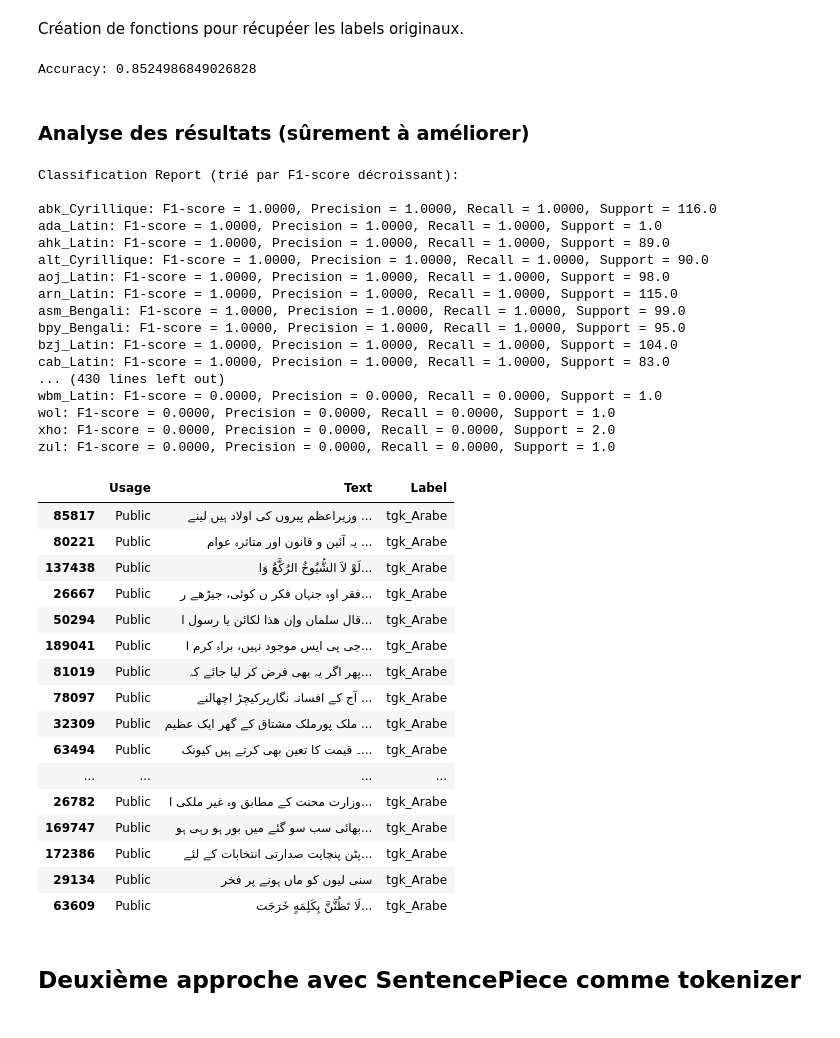
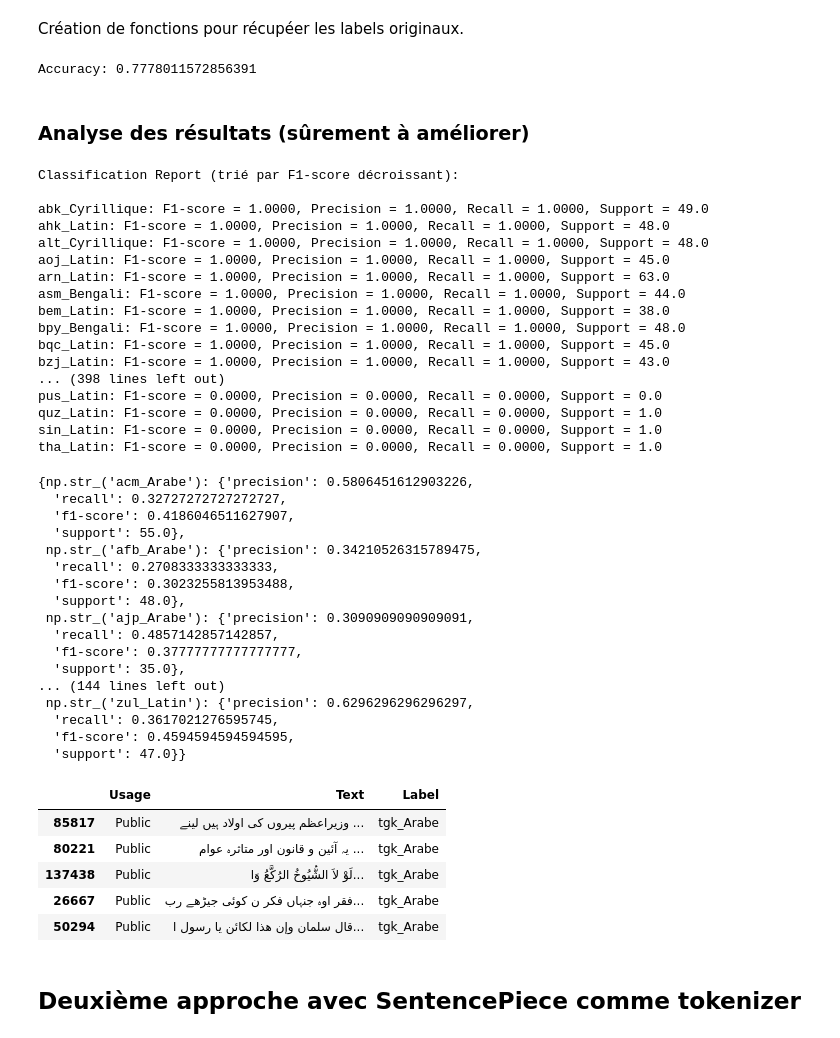
Before and after one commit to paullebolloch/kaggle_nlp, a Jupyter notebook: version_hippo.ipynb, the cells around one changed output. Drawn from its saved outputs; the diff is of its cells as text; code cells hidden in the pictures.

```diff
--- a/version_hippo.ipynb
+++ b/version_hippo.ipynb
@@ -4,8 +4,8 @@
 import csv
 import pandas as pd
 
-file_path_train = "./data/train_submission.csv"
-file_path_test = "./data/test_without_labels.csv"
+file_path_train = "../data/train_submission_1.csv"
+file_path_test = "../data/test_without_labels_1.csv"
 
 data_train = pd.read_csv(file_path_train)
 # %% [markdown]
@@ -63,0 +70,4 @@ dataset_sorted_by_number_instances_by_language
+# %%
+#Underrepresented languages
+df = dataset_sorted_by_number_instances_by_language
+len(df[df['Text']<50])
@@ -344,7 +369,7 @@ val_predict = restore_labels(labels_predict)
 final_accuracy = accuracy_score(val_predict, final_pred)
 print("Accuracy:", final_accuracy)
 # %% [output]
-Accuracy: 0.8524986849026828
+Accuracy: 0.7778011572856391
 # %% [markdown]
 ### Analyse des résultats (sûrement à améliorer)
 # %%
@@ -372,43 +397,54 @@ for label, metrics in sorted_report:
 # %% [output]
 Classification Report (trié par F1-score décroissant):
 
-abk_Cyrillique: F1-score = 1.0000, Precision = 1.0000, Recall = 1.0000, Support = 116.0
-ada_Latin: F1-score = 1.0000, Precision = 1.0000, Recall = 1.0000, Support = 1.0
-ahk_Latin: F1-score = 1.0000, Precision = 1.0000, Recall = 1.0000, Support = 89.0
-alt_Cyrillique: F1-score = 1.0000, Precision = 1.0000, Recall = 1.0000, Support = 90.0
-aoj_Latin: F1-score = 1.0000, Precision = 1.0000, Recall = 1.0000, Support = 98.0
-arn_Latin: F1-score = 1.0000, Precision = 1.0000, Recall = 1.0000, Support = 115.0
-asm_Bengali: F1-score = 1.0000, Precision = 1.0000, Recall = 1.0000, Support = 99.0
-bpy_Bengali: F1-score = 1.0000, Precision = 1.0000, Recall = 1.0000, Support = 95.0
-bzj_Latin: F1-score = 1.0000, Precision = 1.0000, Recall = 1.0000, Support = 104.0
-cab_Latin: F1-score = 1.0000, Precision = 1.0000, Recall = 1.0000, Support = 83.0
-... (430 lines left out)
-wbm_Latin: F1-score = 0.0000, Precision = 0.0000, Recall = 0.0000, Support = 1.0
-wol: F1-score = 0.0000, Precision = 0.0000, Recall = 0.0000, Support = 1.0
-xho: F1-score = 0.0000, Precision = 0.0000, Recall = 0.0000, Support = 2.0
-zul: F1-score = 0.0000, Precision = 0.0000, Recall = 0.0000, Support = 1.0
+abk_Cyrillique: F1-score = 1.0000, Precision = 1.0000, Recall = 1.0000, Support = 49.0
+ahk_Latin: F1-score = 1.0000, Precision = 1.0000, Recall = 1.0000, Support = 48.0
+alt_Cyrillique: F1-score = 1.0000, Precision = 1.0000, Recall = 1.0000, Support = 48.0
+aoj_Latin: F1-score = 1.0000, Precision = 1.0000, Recall = 1.0000, Support = 45.0
+arn_Latin: F1-score = 1.0000, Precision = 1.0000, Recall = 1.0000, Support = 63.0
+asm_Bengali: F1-score = 1.0000, Precision = 1.0000, Recall = 1.0000, Support = 44.0
+bem_Latin: F1-score = 1.0000, Precision = 1.0000, Recall = 1.0000, Support = 38.0
+bpy_Bengali: F1-score = 1.0000, Precision = 1.0000, Recall = 1.0000, Support = 48.0
+bqc_Latin: F1-score = 1.0000, Precision = 1.0000, Recall = 1.0000, Support = 45.0
+bzj_Latin: F1-score = 1.0000, Precision = 1.0000, Recall = 1.0000, Support = 43.0
+... (398 lines left out)
+pus_Latin: F1-score = 0.0000, Precision = 0.0000, Recall = 0.0000, Support = 0.0
+quz_Latin: F1-score = 0.0000, Precision = 0.0000, Recall = 0.0000, Support = 1.0
+sin_Latin: F1-score = 0.0000, Precision = 0.0000, Recall = 0.0000, Support = 1.0
+tha_Latin: F1-score = 0.0000, Precision = 0.0000, Recall = 0.0000, Support = 1.0
+# %%
+# Extract labels that have lower than 0.5 F1-score
+labels_to_improve = {label: metrics for label, metrics in filtered_report.items() if metrics['f1-score'] < 0.5}
+labels_to_improve
+# %% [output]
+{np.str_('acm_Arabe'): {'precision': 0.5806451612903226,
+  'recall': 0.32727272727272727,
+  'f1-score': 0.4186046511627907,
+  'support': 55.0},
+ np.str_('afb_Arabe'): {'precision': 0.34210526315789475,
+  'recall': 0.2708333333333333,
+  'f1-score': 0.3023255813953488,
+  'support': 48.0},
+ np.str_('ajp_Arabe'): {'precision': 0.3090909090909091,
+  'recall': 0.4857142857142857,
+  'f1-score': 0.37777777777777777,
+  'support': 35.0},
+... (144 lines left out)
+ np.str_('zul_Latin'): {'precision': 0.6296296296296297,
+  'recall': 0.3617021276595745,
+  'f1-score': 0.4594594594594595,
+  'support': 47.0}}
 # %%
 pd.set_option('display.max_rows', 500)
 # %%
-val_set_first_version[val_set_first_version['Label'] == "tgk_Arabe"]
+val_set_first_version[val_set_first_version['Label'] == "tgk_Arabe"].head()
 # %% [output]
 |  | Usage | Text | Label |
 | 85817 | Public | وزیراعظم پیروں کی اولاد ہیں لینے ... | tgk_Arabe |
 | 80221 | Public | یہ آئین و قانون اور متاثرہ عوام ... | tgk_Arabe |
 | 137438 | Public | لَوْ لاَ الشُّيُوخُ الرُكَّعُ وَا... | tgk_Arabe |
-| 26667 | Public | فقر اوہ جنہاں فکر ن کوئی، جیڑھے ر... | tgk_Arabe |
+| 26667 | Public | فقر اوہ جنہاں فکر ن کوئی جیڑھے رب... | tgk_Arabe |
 | 50294 | Public | قال سلمان وإن هذا لكائن يا رسول ا... | tgk_Arabe |
-| 189041 | Public | جی پی ایس موجود نہیں، براہِ کرم ا... | tgk_Arabe |
-| 81019 | Public | پھر اگر یہ بھی فرض کر لیا جائے کہ... | tgk_Arabe |
-| 78097 | Public | آج کے افسانہ نگارپرکیچڑ اچھالنے ... | tgk_Arabe |
-| 32309 | Public | ملک پورملک مشتاق کے گھر ایک عظیم ... | tgk_Arabe |
-| 63494 | Public | ۔ قیمت کا تعین بھی کرتے ہیں کیونک... | tgk_Arabe |
-| ... | ... | ... | ... |
-| 26782 | Public | وزارت محنت کے مطابق وہ غیر ملکی ا... | tgk_Arabe |
-| 169747 | Public | بھائی سب سو گئے میں بور ہو رہی ہو... | tgk_Arabe |
-| 172386 | Public | پٹن پنچایت صدارتی انتخابات کے لئے... | tgk_Arabe |
-| 29134 | Public | سنی لیون کو ماں ہونے پر فخر | tgk_Arabe |
-| 63609 | Public | لَا تَظُنَّنَّ بِکَلِمَهٍ خَرَجَت... | tgk_Arabe |
 # %% [markdown]
 ## Deuxième approche avec SentencePiece comme tokenizer
 # %% [markdown]
```
Also changed, not shown: parts of 24 cells of this notebook.
